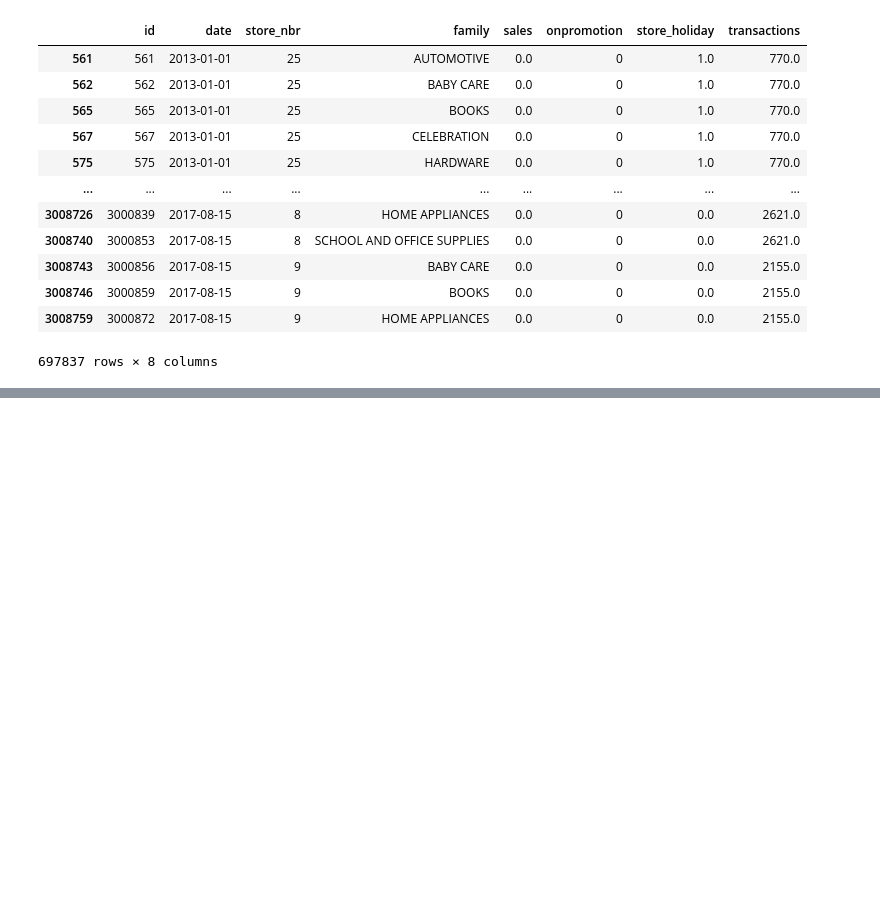
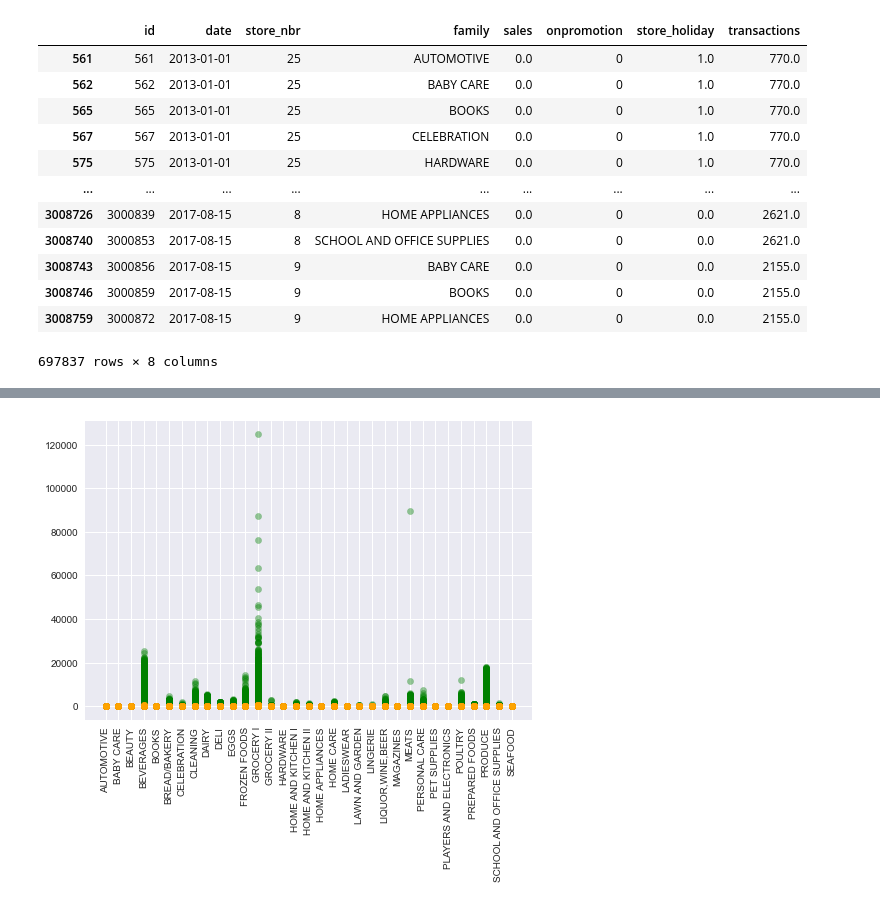
Before and after one commit to Ruparna25/Sales_Forecast-Time_Series, a Jupyter notebook: sales-forecasting-time-series.ipynb, the cells around one changed output, grey strips where cells are left out. Cells and saved outputs as stored; diff of their text form; code cells hidden in the pictures; blank space fills up the shorter version.

```diff
--- a/sales-forecasting-time-series.ipynb
+++ b/sales-forecasting-time-series.ipynb
@@ -855,0 +895,8 @@ Name: family, dtype: int64
+# %%
+#Mapping family of product and their sales
+plt.scatter(X_train['family'],X_train['sales'],color='green',s=40,alpha=0.4)
+plt.scatter(X_train['family'],X_train['onpromotion'],color='orange',s=40,alpha=0.4)
+plt.xticks(rotation=90)
+plt.show()
+# %% [output]
+[figure, added]
```
Also changed, not shown: parts of 14 cells of this notebook.
